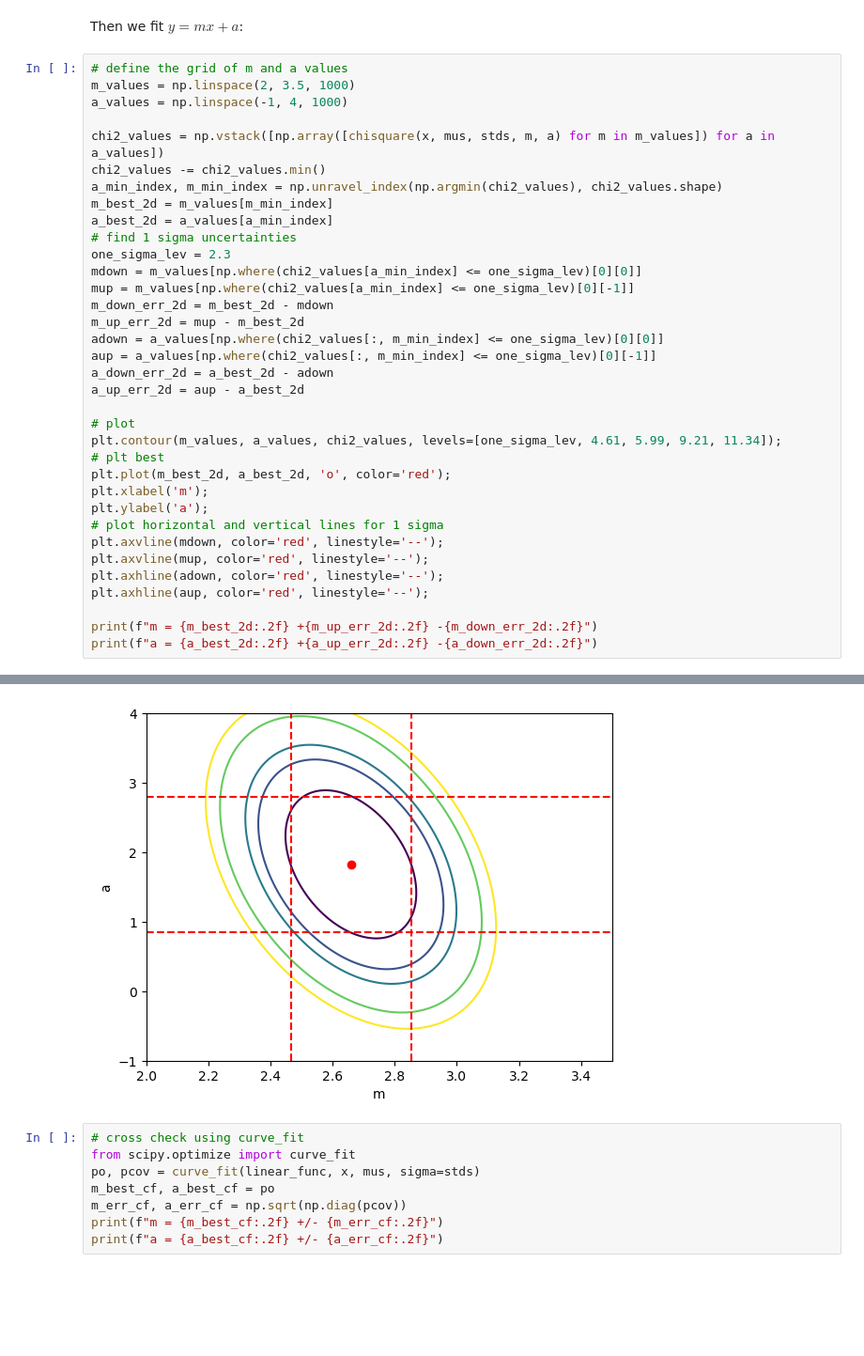
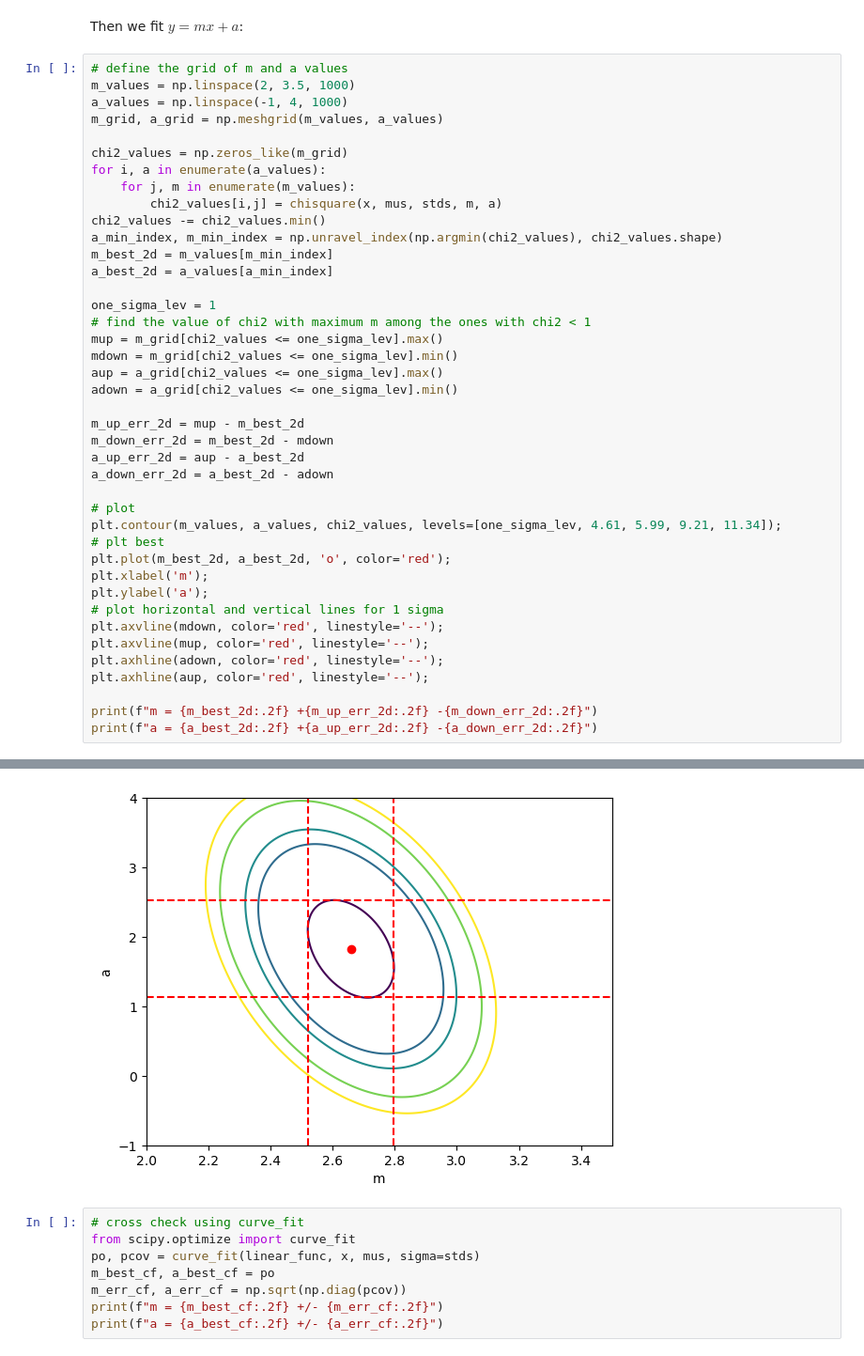
Before and after one commit to maxgalli/StatsStudies, a Jupyter notebook: ExercisesForCourse/Weekly/chi_square.ipynb, the cells around one changed output, grey strips where cells are left out. Shown at 94% size. Cells and saved outputs as stored; diff of their text form; blank space fills up the shorter version.

```diff
--- a/ExercisesForCourse/Weekly/chi_square.ipynb
+++ b/ExercisesForCourse/Weekly/chi_square.ipynb
@@ -146,22 +146,28 @@ Then we fit $y = mx + a$:
 # define the grid of m and a values
 m_values = np.linspace(2, 3.5, 1000)
 a_values = np.linspace(-1, 4, 1000)
+m_grid, a_grid = np.meshgrid(m_values, a_values)
 
-chi2_values = np.vstack([np.array([chisquare(x, mus, stds, m, a) for m in m_values]) for a in a_values])
+chi2_values = np.zeros_like(m_grid)
+for i, a in enumerate(a_values):
+    for j, m in enumerate(m_values):
+        chi2_values[i,j] = chisquare(x, mus, stds, m, a)
 chi2_values -= chi2_values.min()
 a_min_index, m_min_index = np.unravel_index(np.argmin(chi2_values), chi2_values.shape)
 m_best_2d = m_values[m_min_index]
 a_best_2d = a_values[a_min_index]
-# find 1 sigma uncertainties
-one_sigma_lev = 2.3
-mdown = m_values[np.where(chi2_values[a_min_index] <= one_sigma_lev)[0][0]]
-mup = m_values[np.where(chi2_values[a_min_index] <= one_sigma_lev)[0][-1]]
+
+one_sigma_lev = 1
+# find the value of chi2 with maximum m among the ones with chi2 < 1
+mup = m_grid[chi2_values <= one_sigma_lev].max()
+mdown = m_grid[chi2_values <= one_sigma_lev].min()
+aup = a_grid[chi2_values <= one_sigma_lev].max()
+adown = a_grid[chi2_values <= one_sigma_lev].min()
+
+m_up_err_2d = mup - m_best_2d
 m_down_err_2d = m_best_2d - mdown
-m_up_err_2d = mup - m_best_2d
-adown = a_values[np.where(chi2_values[:, m_min_index] <= one_sigma_lev)[0][0]]
-aup = a_values[np.where(chi2_values[:, m_min_index] <= one_sigma_lev)[0][-1]]
+a_up_err_2d = aup - a_best_2d
 a_down_err_2d = a_best_2d - adown
-a_up_err_2d = aup - a_best_2d
 
 # plot
 plt.contour(m_values, a_values, chi2_values, levels=[one_sigma_lev, 4.61, 5.99, 9.21, 11.34]);
@@ -183,4 +189,4 @@ a = 1.83 +0.98 -0.98
-[figure, old version]
+[figure, new version]
 # %%
 # cross check using curve_fit
 from scipy.optimize import curve_fit
```
Also changed, not shown: parts of 1 cell of this notebook.
